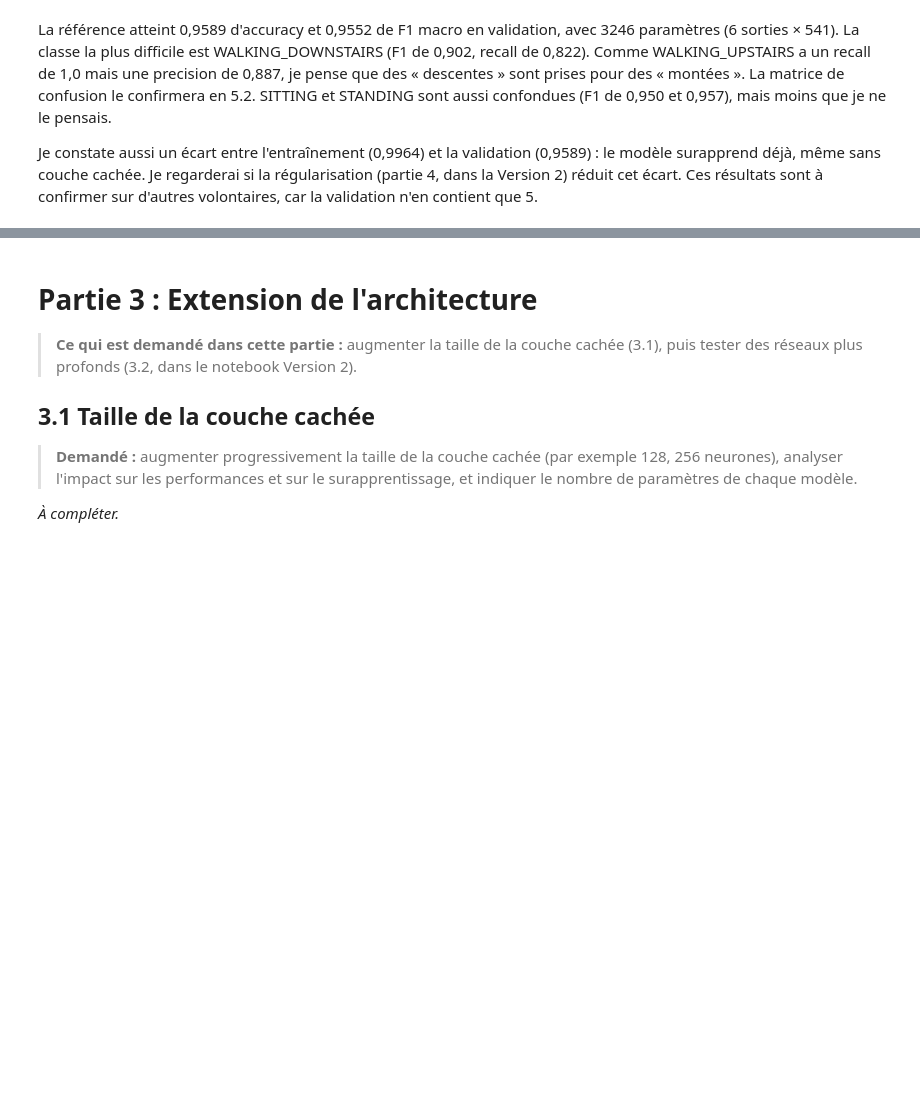
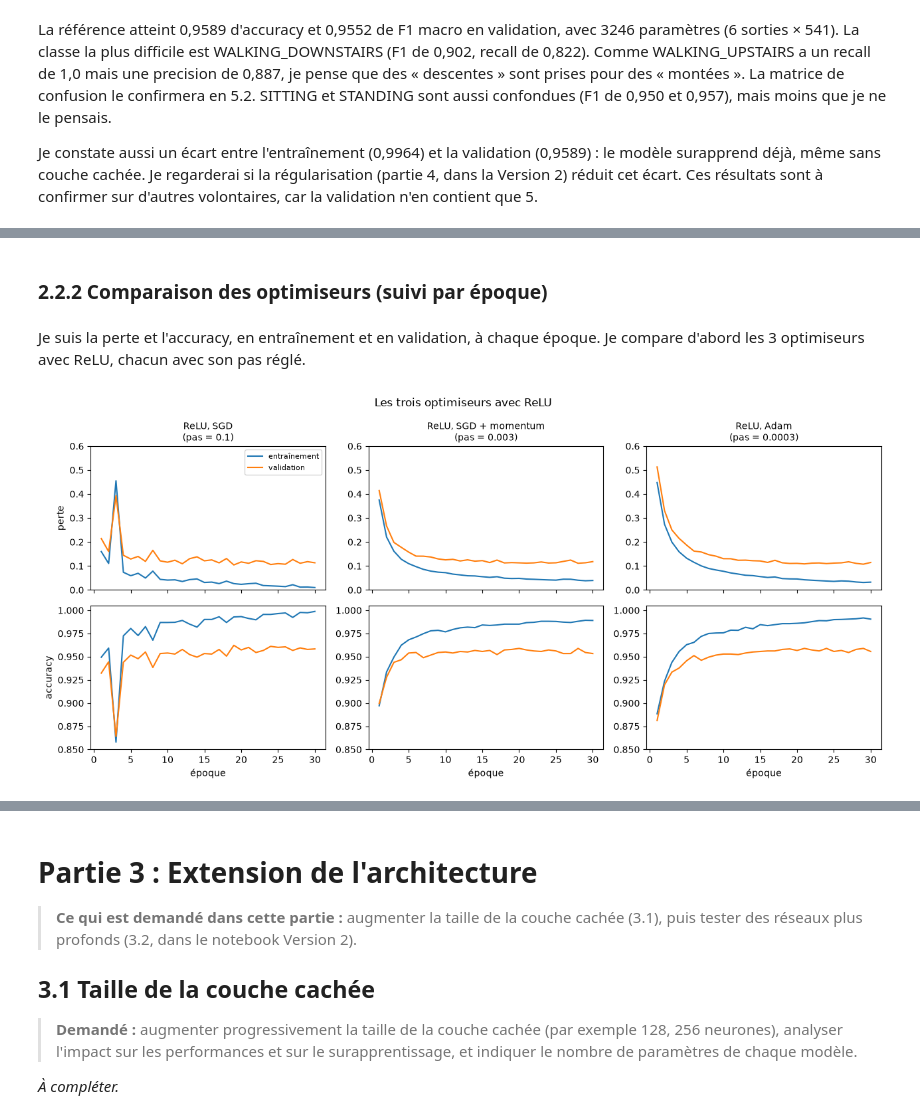
Before and after one commit to MarteOued/-tude-progressive-des-r-seaux-de-neurones-sur-le-jeu-de-donn-es-HAR, a Jupyter notebook: 1_une_couche_cachee.ipynb, the cells around one changed output, grey strips where cells are left out. Saved outputs shown, nothing was run; the diff lists cells and outputs as text; code cells hidden in the pictures; blank space fills up the shorter version.

```diff
--- a/1_une_couche_cachee.ipynb
+++ b/1_une_couche_cachee.ipynb
@@ -542,0 +829,31 @@ Je constate aussi un écart entre l'entraînement (0,9964) et la validation (0,9
+# %% [markdown]
+### 2.2.2 Comparaison des optimiseurs (suivi par époque)
+# %% [markdown]
+Je suis la perte et l'accuracy, en entraînement et en validation, à chaque époque. Je compare d'abord les 3 optimiseurs avec ReLU, chacun avec son pas réglé.
+# %%
+def tracer_courbes(configs, titre):
+    # configs : liste de (activation, optimiseur) ; le pas utilisé est celui choisi en 2.2.1
+    fig, axes = plt.subplots(2, len(configs), figsize=(4.3 * len(configs), 6), sharex=True)
+    epoques = range(1, N_EPOCHS + 1)
+    for j, (a, o) in enumerate(configs):
+        lr = LR_CHOISI[(a, o)]
+        h = resultats[(a, o, lr)][1]
+        axes[0, j].plot(epoques, h["train_loss"], label="entraînement")
+        axes[0, j].plot(epoques, h["val_loss"], label="validation")
+        axes[0, j].set_title(f"{a}, {o}\n(pas = {lr:g})", fontsize=10)
+        axes[0, j].set_ylim(0, 0.6)
+        axes[1, j].plot(epoques, h["train_acc"], label="entraînement")
+        axes[1, j].plot(epoques, h["val_acc"], label="validation")
+        axes[1, j].set_ylim(0.85, 1.005)
+        axes[1, j].set_xlabel("époque")
+    axes[0, 0].set_ylabel("perte")
+    axes[1, 0].set_ylabel("accuracy")
+    axes[0, 0].legend(fontsize=8)
+    fig.suptitle(titre)
+    plt.tight_layout()
+    plt.show()
+
+
+tracer_courbes([("ReLU", o) for o in GRILLES], "Les trois optimiseurs avec ReLU")
+# %% [output]
+[figure, added]
```
Also changed, not shown: parts of 59 cells of this notebook.
